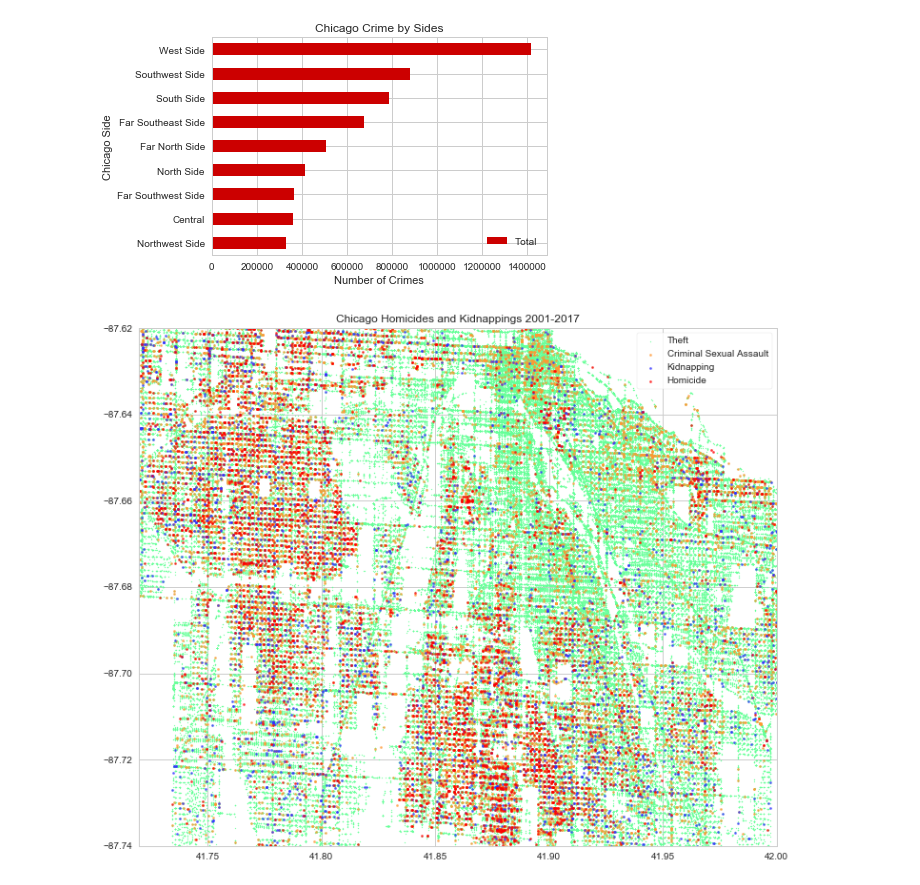
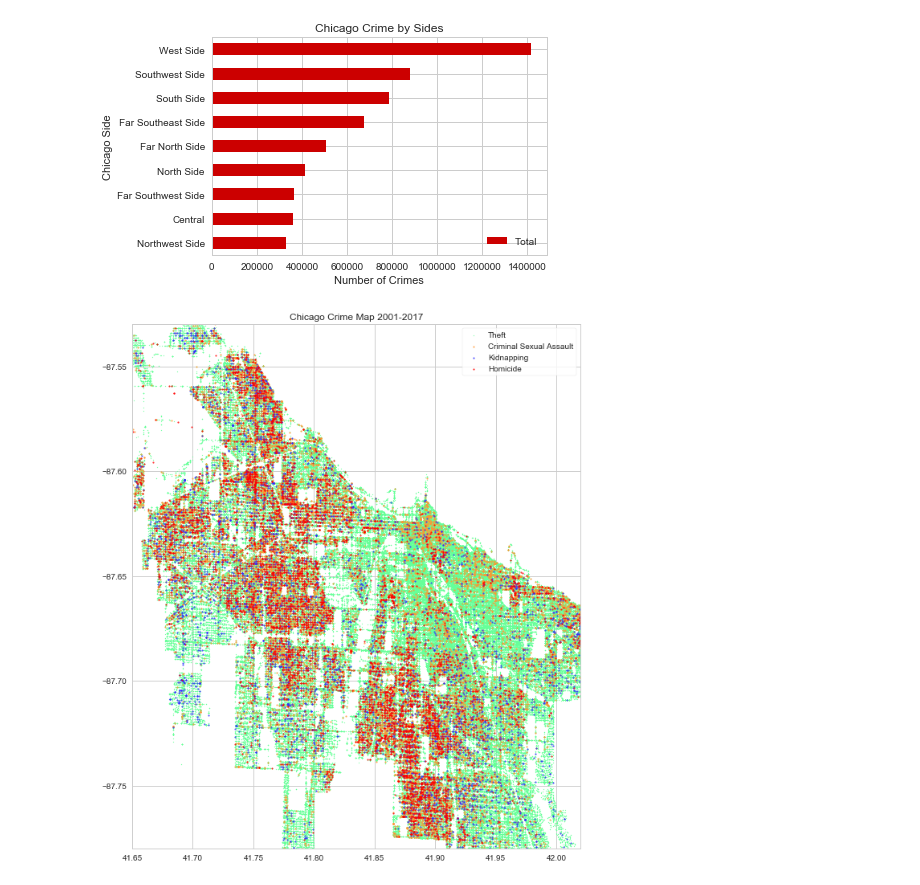
Before and after one commit to RandomFractals/ChicagoCrimes, a Jupyter notebook: notebooks/all-chicago-crime-charts.ipynb, the cells around one changed output. Drawn from its saved outputs; the diff is of its cells as text; code cells hidden in the pictures.

Commit message:
extended crime map bounds

```diff
--- a/notebooks/all-chicago-crime-charts.ipynb
+++ b/notebooks/all-chicago-crime-charts.ipynb
@@ -475,38 +475,38 @@ crime_geo = crimes[['PrimaryType', 'Latitude', 'Longitude']].dropna()
 
 # get homicides
 homicides = crime_geo[(crime_geo['PrimaryType']=='HOMICIDE')]\
 .compute()
 
 # get kidnappings
 kidnappings = crime_geo[(crime_geo['PrimaryType']=='KIDNAPPING')]\
 .compute()
 
 # get criminal sexual assaults
 sexual_assaults = crime_geo[(crime_geo['PrimaryType']=='CRIM SEXUAL ASSAULT')]\
 .compute()
 
 # get thefts
 thefts = crime_geo[(crime_geo['PrimaryType']=='THEFT')]\
 .compute()
 
 # create scatter map plot
-fig,ax= plt.subplots(1, 1, figsize=(12,10))
-plt.xlim(41.72, 42) # (minLat, maxLat)
-plt.ylim(-87.74, -87.62) # (minLong, maxLong)
+fig,ax= plt.subplots(1, 1, figsize=(10,12))
+plt.xlim(41.65, 42.02) # (minLat, maxLat)
+plt.ylim(-87.78, -87.53) # (minLong, maxLong)
 #ax.set_facecolor('black')
 
 # plot thefts, homicides, kidnappings and sexual assaults
 ax.scatter(thefts['Latitude'], thefts['Longitude'],\
                             s=1, alpha=0.8, color='#66ff99', label='Theft')
 ax.scatter(sexual_assaults['Latitude'], sexual_assaults['Longitude'],\
-                            s=5, alpha=0.8, color='#ff9933', label='Criminal Sexual Assault')
+                            s=3, alpha=0.8, color='#ff9933', label='Criminal Sexual Assault')
 ax.scatter(kidnappings['Latitude'], kidnappings['Longitude'],\
-                            s=5, alpha=0.8, color='#3333ff', label='Kidnapping')
+                            s=3, alpha=0.8, color='#3333ff', label='Kidnapping')
 ax.scatter(homicides['Latitude'], homicides['Longitude'],\
-                            s=5, alpha=0.8, color='#ff0000', label='Homicide')
+                            s=3, alpha=0.8, color='#ff0000', label='Homicide')
 
-plt.title('Chicago Homicides and Kidnappings 2001-2017')
+plt.title('Chicago Crime Map 2001-2017')
 plt.legend(loc='upper right', frameon=True)
 plt.show()
 # %% [output]
-[figure, old version]
+[figure, new version]
```
Also changed, not shown: parts of 1 cell of this notebook.
